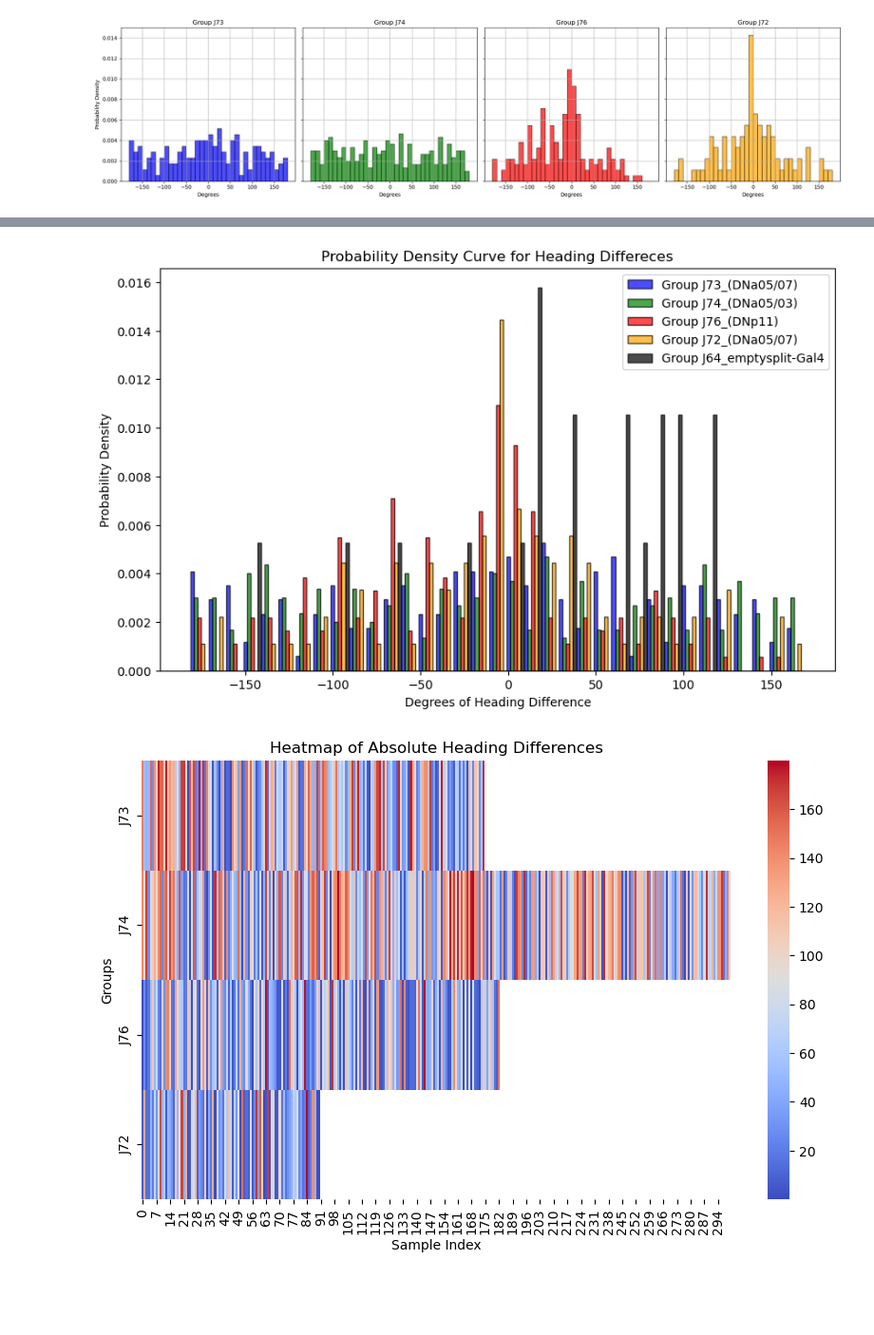
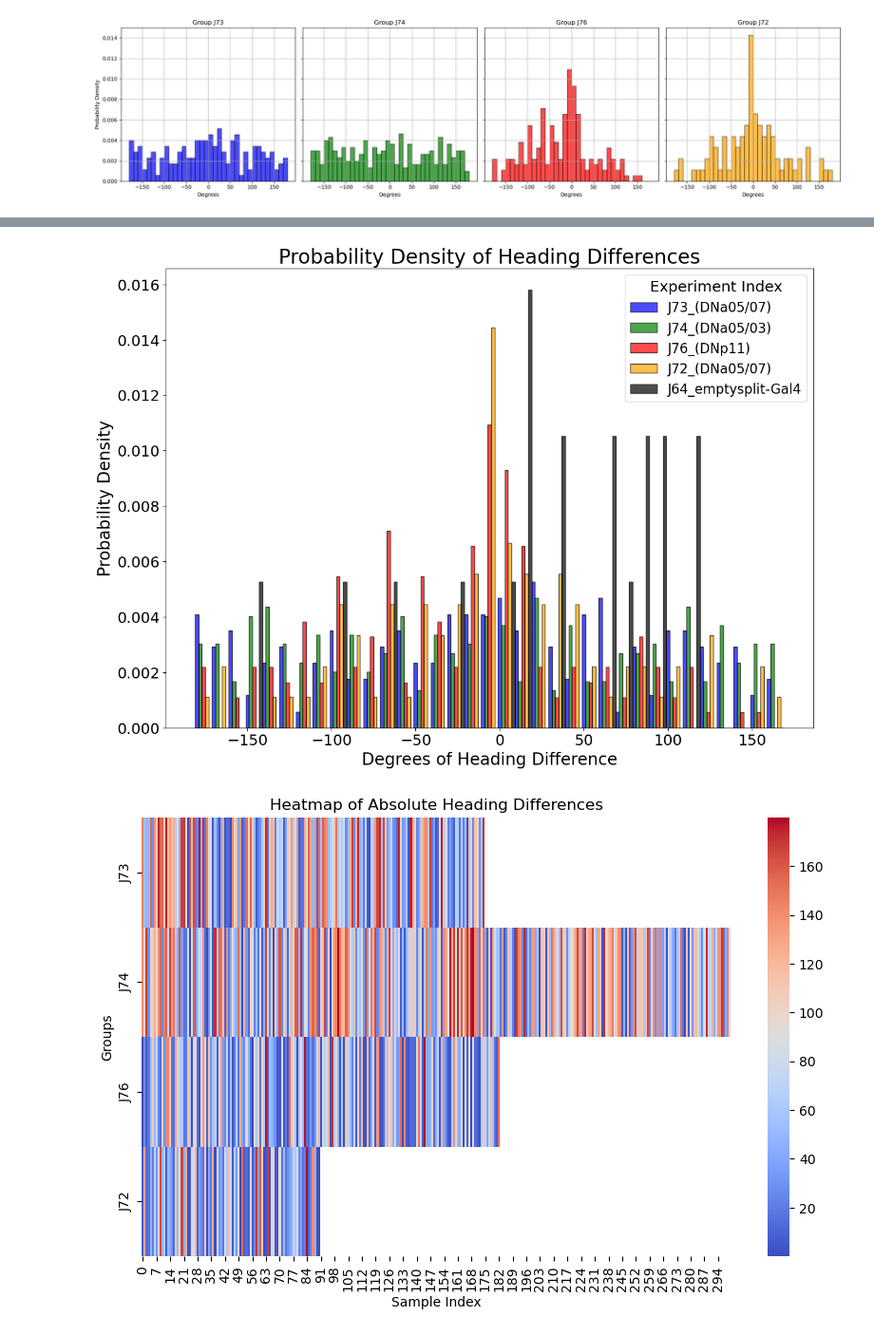
Before and after one commit to Shivammm123/FlyFlightBehavior, a Jupyter notebook: Free Flight Analysis Flies/Complete Analysis.ipynb, the cells around one changed output, grey strips where cells are left out. Shown at 95% size. Cells and saved outputs as stored; diff of their text form; code cells hidden in the pictures; blank space fills up the shorter version.

```diff
--- a/Free Flight Analysis Flies/Complete Analysis.ipynb
+++ b/Free Flight Analysis Flies/Complete Analysis.ipynb
@@ -803,12 +873,12 @@ plt.show()
 # headingdiffs_J73, headingdiffs_J74, headingdiffs_J76, headingdiffs_J72
 
 # Group the data together for easy iteration
-heading_diffs_groups = [heading_diffs_J73, heading_diffs_J74, heading_diffs_J76, heading_diffs_J72]
-group_names = ['J73', 'J74', 'J76', 'J72']
-colors = ['blue', 'green', 'red', 'orange']  # Define colors for each group
+heading_diffs_groups = [heading_diffs_J73, heading_diffs_J74, heading_diffs_J76, heading_diffs_J72, heading_diffs7]
+group_names = ['J73_DNa05/07', 'J74_DNa05/03', 'J76_DNp11', 'J72_DNa05/07', 'J64_emptysplit_Gal4']
+colors = ['blue', 'green', 'red', 'orange','black']  # Define colors for each group
 
 # Create a single figure
-plt.figure(figsize=(10, 6))
+plt.figure(figsize=(14, 10))
 
 bins = np.arange(-180, 181, 10)  # Bins from -180 to 180 degrees with a width of 10 degrees
 
@@ -824,9 +894,19 @@ for heading_diffs, name, color in zip(heading_diffs_groups, group_names, colors)
     plt.bar(bin_centers, hist, width=8, edgecolor='black', alpha=0.6, color=color, label=f'Group {name}')
 
 # Set the plot labels and title
-plt.xlabel('Degrees of Heading Difference')
-plt.ylabel('Probability Density')
-plt.title('Probability Density of Heading Differences for Groups J73, J74, J76, J72')
+plt.xlabel('Degrees of Heading Difference', fontsize = 20)
+plt.ylabel('Probability Density', fontsize = 20)
+plt.title('Probability Density of Heading Differences', font_size = 24)
+
+plt.xticks(fontsize=18)
+plt.yticks(fontsize=18)
+plt.grid(False)
+
+ax.legend(title="Experiment Index", fontsize = 16)
+
+# Add legend
+plt.legend()
+plt.show()
 
 # Add a legend to differentiate the groups
 plt.legend()
@@ -884,7 +1025,7 @@ plt.show()
 
 
 # Assuming the heading differences for the four groups are already calculated and stored in:
-# headingdiffs_J73, headingdiffs_J74, headingdiffs_J76, headingdiffs_J72
+# heading_diffs_J73, heading_diffs_J74, heading_diffs_J76, heading_diffs_J72, heading_diffs7
 
 # Group the data together for easy iteration
 heading_diffs_groups = [heading_diffs_J73, heading_diffs_J74, heading_diffs_J76, heading_diffs_J72, heading_diffs7]
@@ -892,43 +1033,44 @@ group_names = ['J73_(DNa05/07)', 'J74_(DNa05/03)', 'J76_(DNp11)', 'J72_(DNa05/07
 colors = ['blue', 'green', 'red', 'orange', 'black']  # Define colors for each group
 
 # Create a single figure
-plt.figure(figsize=(10, 6))
+plt.figure(figsize=(14, 10))
 
 bins = np.arange(-180, 180, 10)  # Bins from -180 to 180 degrees with a width of 10 degrees
 bin_width = 10  # Width for each bar
 
 # Number of groups to compare
 n_groups = len(heading_diffs_groups)
 
 # Create the plot with bars shifted slightly to the side for each group
 for i, (heading_diffs, name, color) in enumerate(zip(heading_diffs_groups, group_names, colors)):
     # Calculate the histogram and normalize to get the probability density
     hist, bin_edges = np.histogram(heading_diffs, bins=bins, density=True)
 
     # Calculate the bin centers
     bin_centers = (bin_edges[:-1] + bin_edges[1:]) / 2
 
     # Shift the bars slightly based on the group index 'i'
     offset = (i - n_groups/2) * bin_width / n_groups  # Shift to the left or right depending on index
-    plt.bar(bin_centers + offset, hist, width=bin_width/n_groups, edgecolor='black', alpha=0.7, color=color, label=f'Group {name}')
+    plt.bar(bin_centers + offset, hist, width=bin_width/n_groups, edgecolor='black', alpha=0.7, color=color, label=name)
 
 # Set the plot labels and title
-plt.xlabel('Degrees of Heading Difference')
-plt.ylabel('Probability Density')
-plt.title('Probability Density Curve for Heading Differeces')
+plt.xlabel('Degrees of Heading Difference', fontsize=20)
+plt.ylabel('Probability Density', fontsize=20)
+plt.title('Probability Density of Heading Differences', fontsize=24)
+
+plt.xticks(fontsize=18)
+plt.yticks(fontsize=18)
 
 # Add a legend to differentiate the groups
-plt.legend()
+plt.legend(title="Experiment Index", fontsize=16, title_fontsize=18)  # Legend with custom font size
 
 # Add grid for clarity
-plt.grid(True)
-
 plt.grid(False)
 
 # Show the plot
 plt.show()
 # %% [output]
-[figure, old version]
+[figure, new version]
 # %%
 # Find the maximum length among all arrays
 max_length = max(len(heading_diffs_J73), len(heading_diffs_J74), len(heading_diffs_J76), len(heading_diffs_J72))
```
Also changed, not shown: parts of 6 cells of this notebook, 1 other file.
